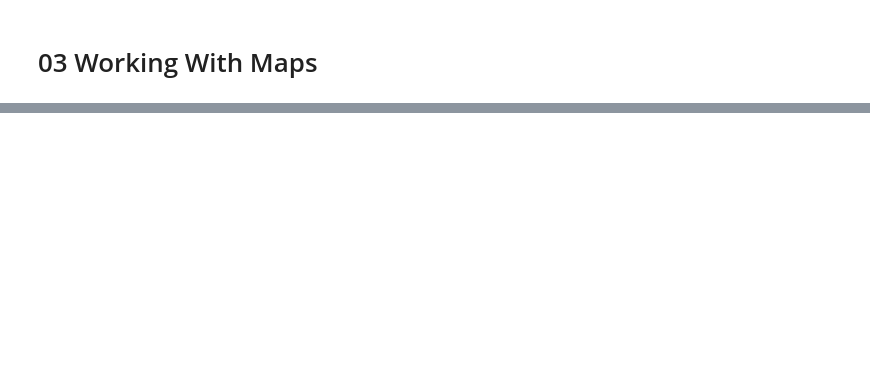
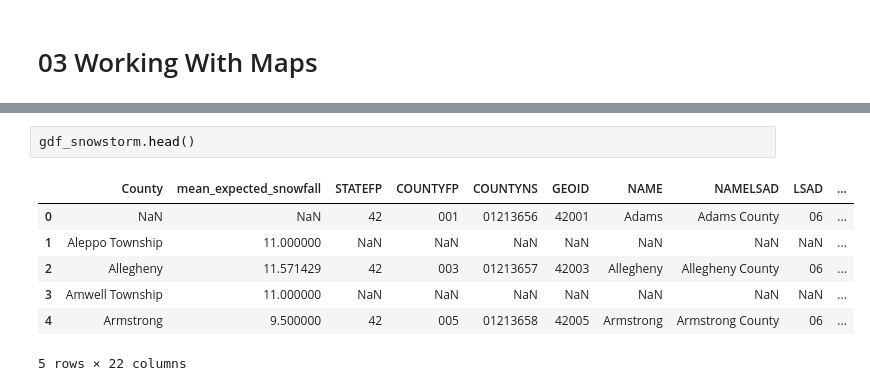
Before and after one commit to erickdcohen/information_visualization_class, a Jupyter notebook: assignments/03_working_with_maps/src/working_with_maps.ipynb, the cells around one changed output, grey strips where cells are left out. Saved outputs shown, nothing was run; the diff lists cells and outputs as text; blank space fills up the shorter version.

```diff
--- a/assignments/03_working_with_maps/src/working_with_maps.ipynb
+++ b/assignments/03_working_with_maps/src/working_with_maps.ipynb
@@ -33,0 +118,10 @@ pa_geom = tl_us_county_gpd[tl_us_county_gpd["STATEFP"] == "42"]
+# %%
+gdf_snowstorm.head()
+# %% [output]
+|  | County | mean_expected_snowfall | STATEFP | COUNTYFP | COUNTYNS | GEOID | NAME | NAMELSAD | LSAD | ... |
+| 0 | NaN | NaN | 42 | 001 | 01213656 | 42001 | Adams | Adams County | 06 | ... |
+| 1 | Aleppo Township | 11.000000 | NaN | NaN | NaN | NaN | NaN | NaN | NaN | ... |
+| 2 | Allegheny | 11.571429 | 42 | 003 | 01213657 | 42003 | Allegheny | Allegheny County | 06 | ... |
+| 3 | Amwell Township | 11.000000 | NaN | NaN | NaN | NaN | NaN | NaN | NaN | ... |
+| 4 | Armstrong | 9.500000 | 42 | 005 | 01213658 | 42005 | Armstrong | Armstrong County | 06 | ... |
+5 rows × 22 columns
```
Also changed, not shown: parts of 7 cells of this notebook.
